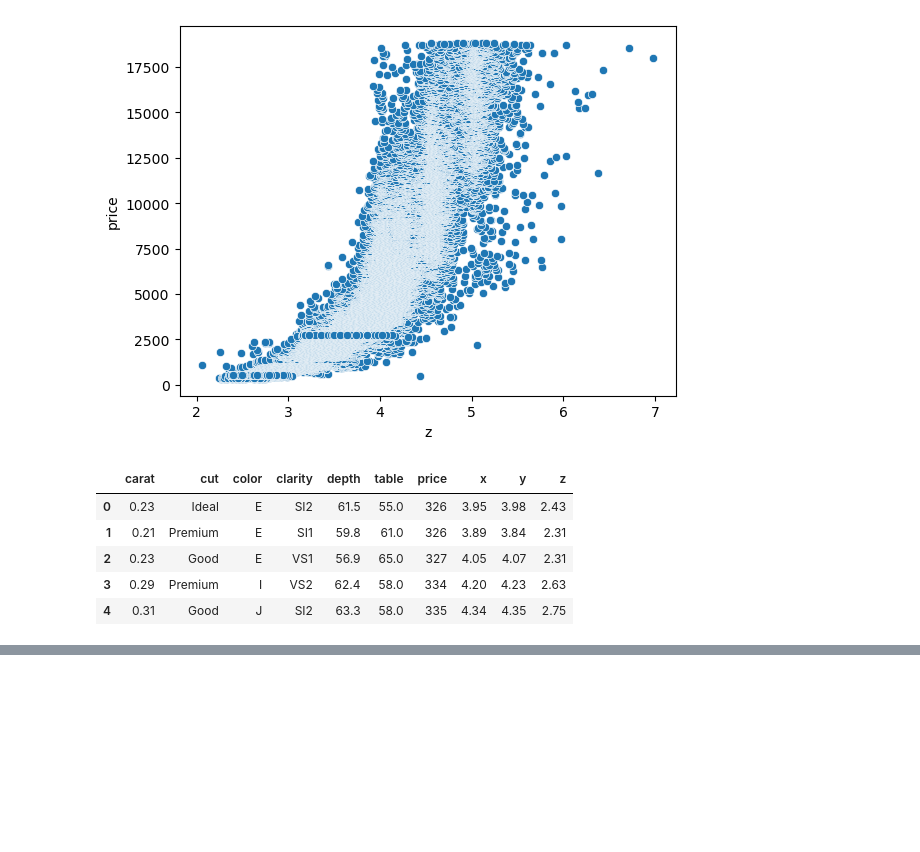
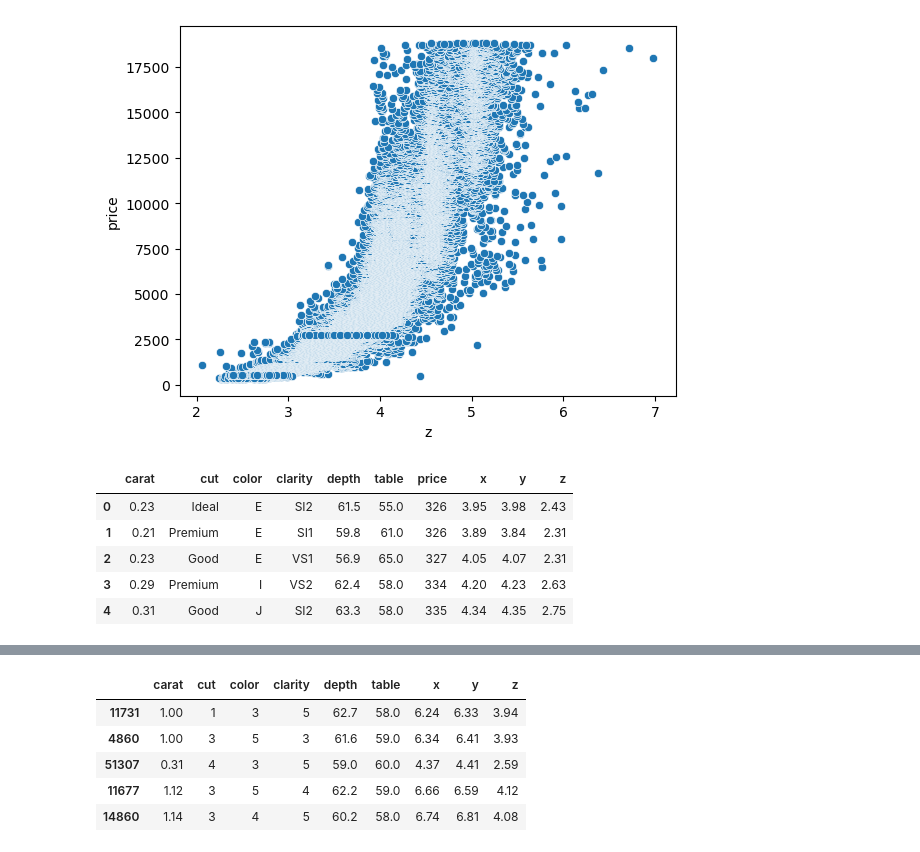
Before and after one commit to AbdullahTurgut/Machine-Learning, a Jupyter notebook: 11- SVMRegressor.ipynb, the cells around one changed output, grey strips where cells are left out. Cells and saved outputs as stored; diff of their text form; code cells hidden in the pictures; blank space fills up the shorter version.

```diff
--- a/11- SVMRegressor.ipynb
+++ b/11- SVMRegressor.ipynb
@@ -186,0 +260,9 @@ df.head()
+# %%
+X_train.head()
+# %% [output]
+|  | carat | cut | color | clarity | depth | table | x | y | z |
+| 11731 | 1.00 | 1 | 3 | 5 | 62.7 | 58.0 | 6.24 | 6.33 | 3.94 |
+| 4860 | 1.00 | 3 | 5 | 3 | 61.6 | 59.0 | 6.34 | 6.41 | 3.93 |
+| 51307 | 0.31 | 4 | 3 | 5 | 59.0 | 60.0 | 4.37 | 4.41 | 2.59 |
+| 11677 | 1.12 | 3 | 5 | 4 | 62.2 | 59.0 | 6.66 | 6.59 | 4.12 |
+| 14860 | 1.14 | 3 | 4 | 5 | 60.2 | 58.0 | 6.74 | 6.81 | 4.08 |
```
Also changed, not shown: parts of 17 cells of this notebook.
